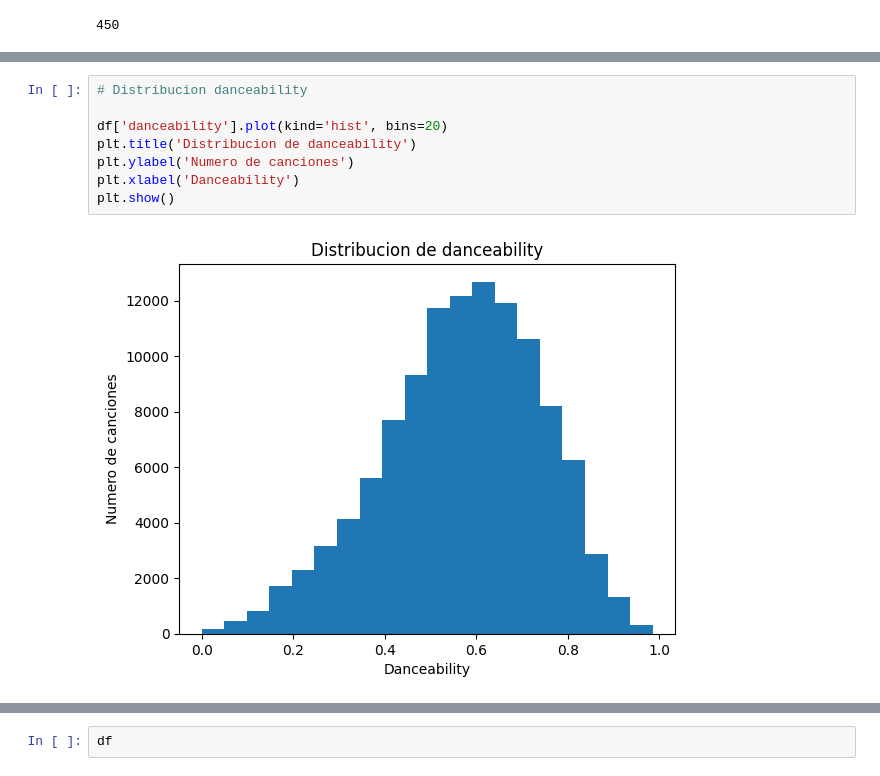
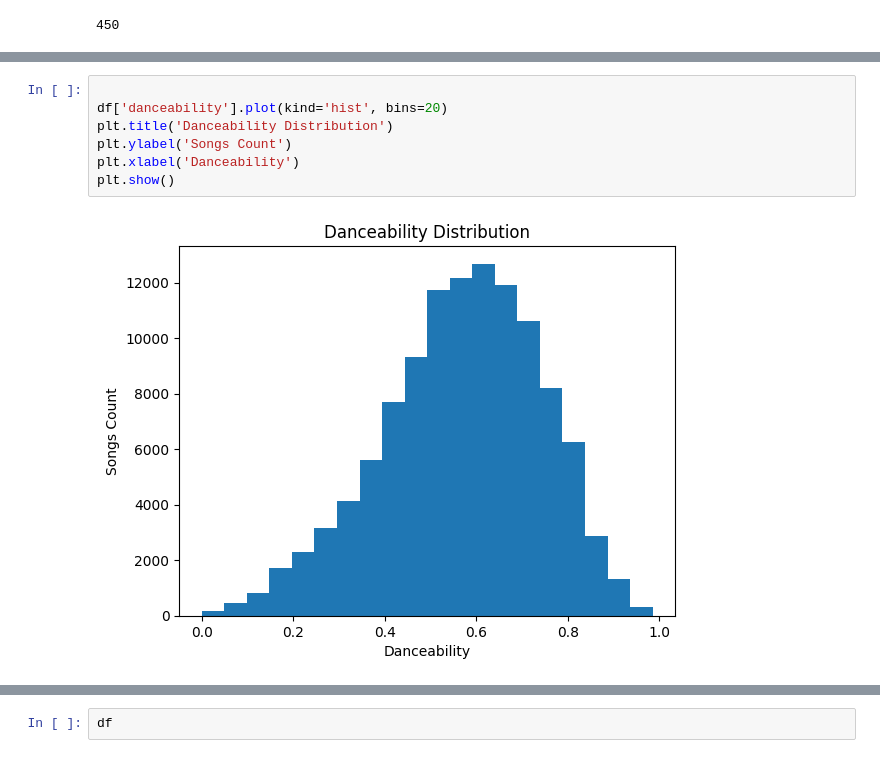
Before and after one commit to EmmanuelQuintero/WorkShop2, a Jupyter notebook: Notebooks/01_EDA_SpotifyTracks.ipynb, the cells around one changed output, grey strips where cells are left out. Saved outputs shown, nothing was run; the diff lists cells and outputs as text.

```diff
--- a/Notebooks/01_EDA_SpotifyTracks.ipynb
+++ b/Notebooks/01_EDA_SpotifyTracks.ipynb
@@ -209,11 +193,10 @@ plt.show()
 # %%
-# Distribucion danceability
 
 df['danceability'].plot(kind='hist', bins=20)
-plt.title('Distribucion de danceability')
-plt.ylabel('Numero de canciones')
+plt.title('Danceability Distribution')
+plt.ylabel('Songs Count')
 plt.xlabel('Danceability')
 plt.show()
 # %% [output]
-[figure, old version]
+[figure, new version]
 # %%
```
Also changed, not shown: parts of 51 cells of this notebook, 5 other files.
